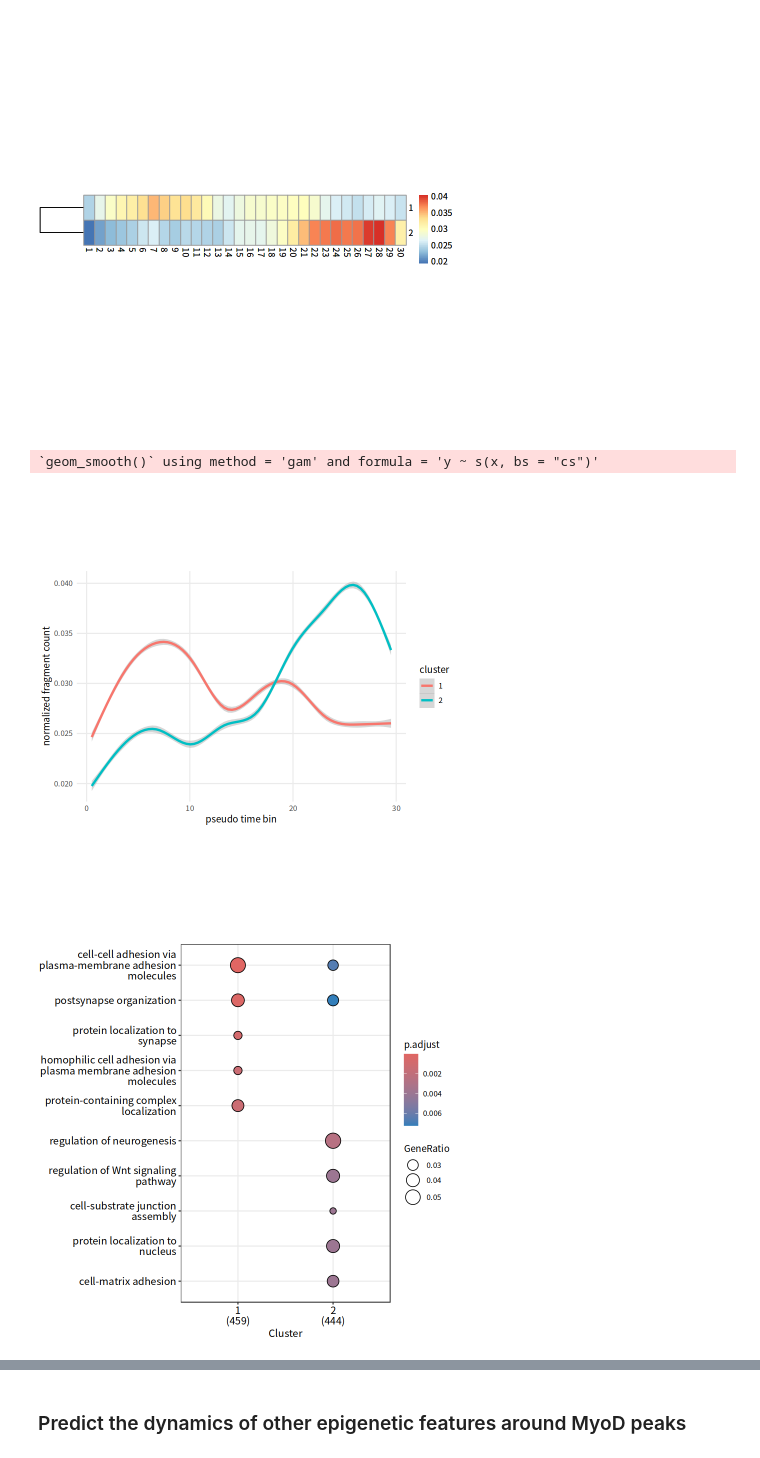
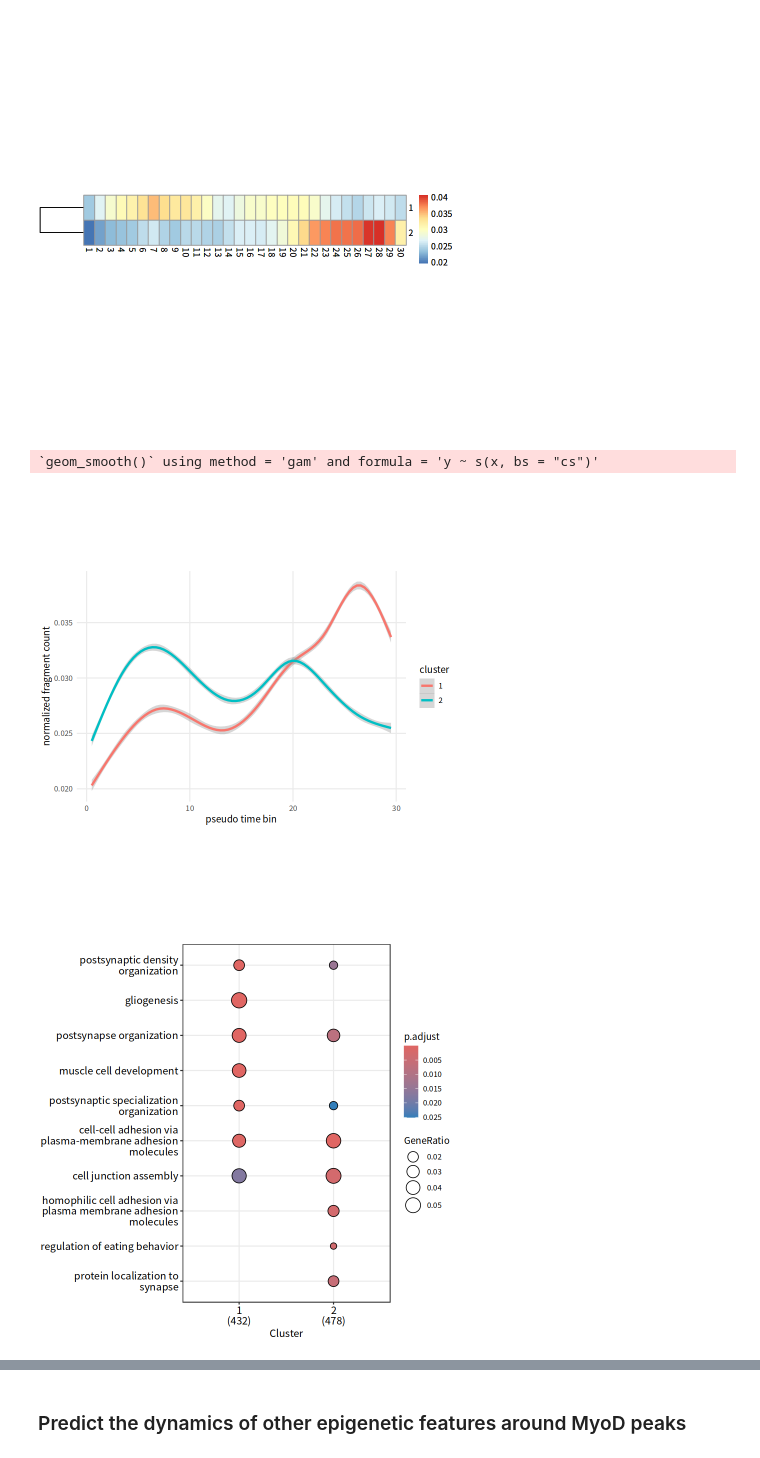
Before and after one commit to tfwis/sci-mtChIL-seq, a Jupyter notebook: analysis_ofNIH3T3_MyoDpeaks.ipynb, the cells around one changed output, grey strips where cells are left out. Cells and saved outputs as stored; diff of their text form; code cells hidden in the pictures.

```diff
--- a/analysis_ofNIH3T3_MyoDpeaks.ipynb
+++ b/analysis_ofNIH3T3_MyoDpeaks.ipynb
@@ -176,7 +176,7 @@ gavg_
 ptct_smoothed2 <- ptct_smoothed %>%
   as_tibble(rownames = 'peak') %>%
   gather(key = pt,value = count,-peak) %>%
-  left_join(enframe(clus_),by = c("peak"="name")) %>%
+  left_join(enframe(clus),by = c("peak"="name")) %>%
   rename(cluster = value) %>%
   mutate(pt = as.double(pt)-0.5)
 mdyn <- ptct_smoothed2 %>%
@@ -189,28 +189,28 @@ mdyn <- ptct_smoothed2 %>%
 mdyn
 # %% [output]
 `geom_smooth()` using method = 'gam' and formula = 'y ~ s(x, bs = "cs")'
-[figure, old version]
+[figure, new version]
 # %%
 ## GO enrichment analysis for each peak cluster
 
-summits_clus <- clus_ %>% enframe() %>%
+summits_clus <- clus %>% enframe() %>%
   with(split(name,value)) %>%
   map(~{
     gr <- summits %>% subset(name %in% .x)
     gr$score <- NULL
     return(gr)
     })
 ol_exU5k <- summits_clus %>%
   map(~findOverlapPairs(resize(.x,4000,fix = 'center'),
                         extend(mgene_codings,5000,0))@second %>%
       as_tibble() %>% distinct() )
 onts_exU5k <- ol_exU5k %>%
   map(~unique(.x$symbol)) %>%
   compareCluster(
     OrgDb = org.Mm.eg.db::org.Mm.eg.db,
     ont = 'BP',keyType = 'SYMBOL'
     )
 ontpl2 <- dotplot(onts_exU5k)
 ontpl2
 # %% [output]
-[figure, old version]
+[figure, new version]
```
Also changed, not shown: parts of 2 cells of this notebook.
